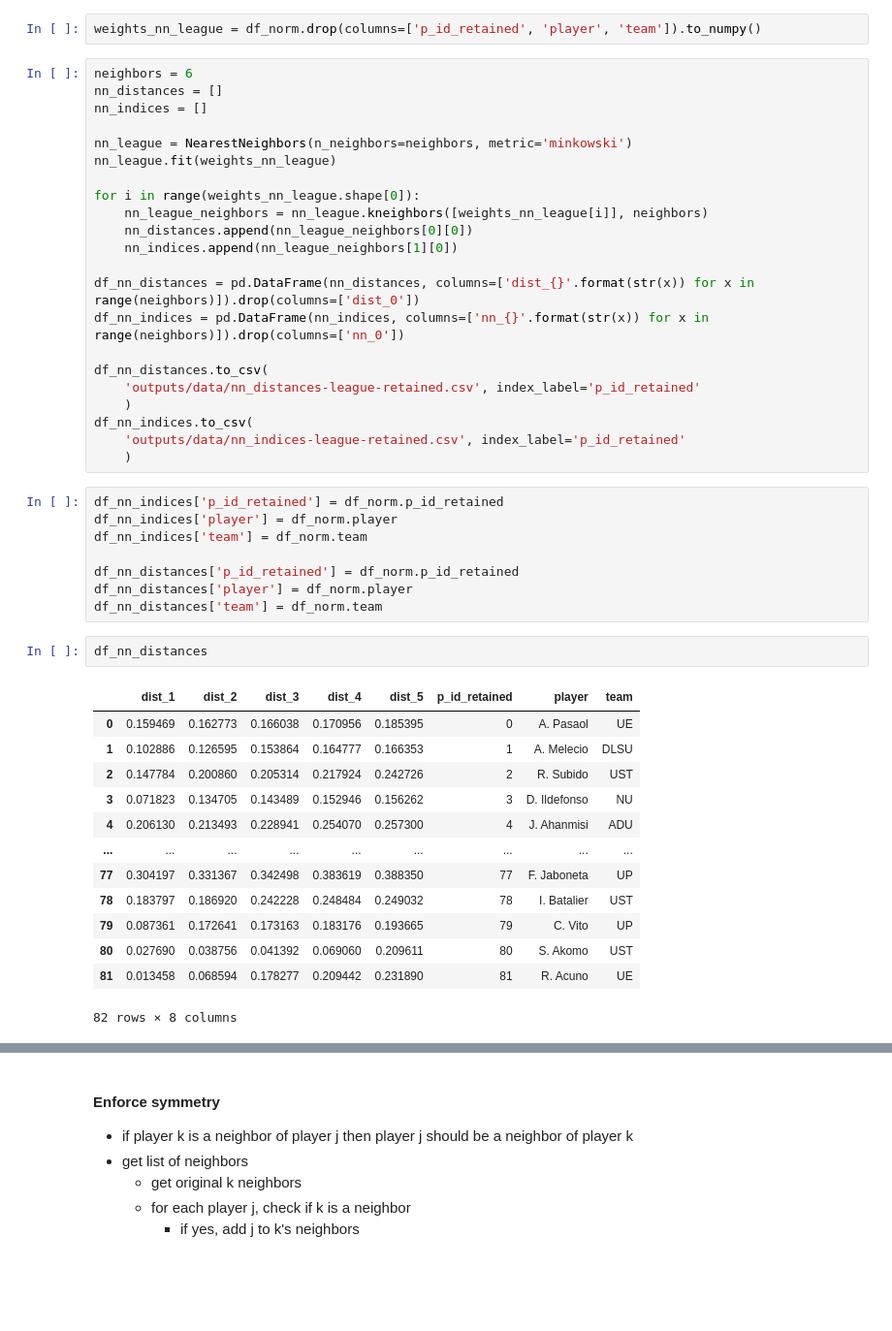
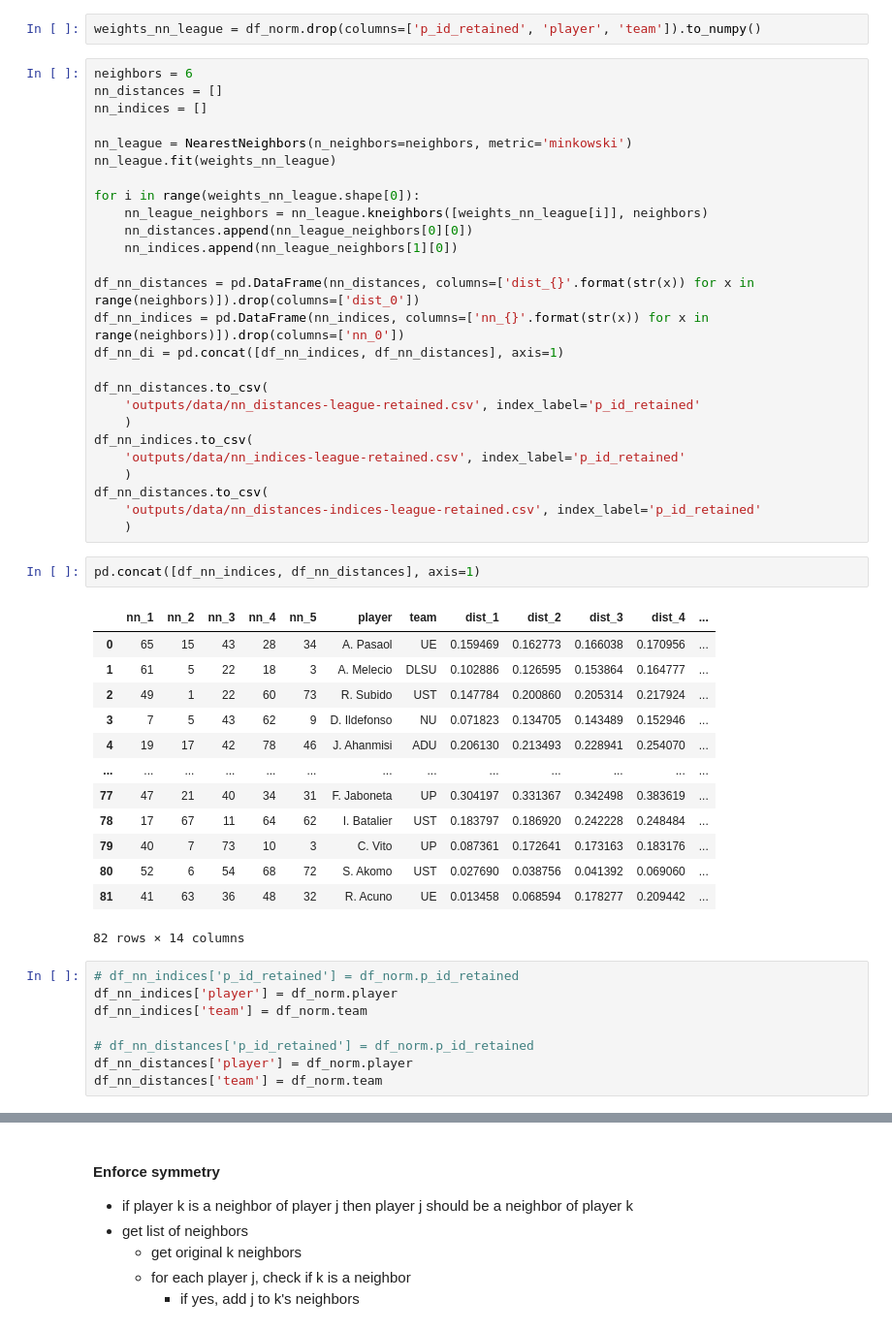
Before and after one commit to benhur07b/ms-thesis-spatial-analysis-shooting-philippine-basketball, a Jupyter notebook: code/python/analysis-and-visualization/03-nearest-neighbors.ipynb, the cells around one changed output, grey strips where cells are left out. Shown at 97% size. Drawn from its saved outputs; the diff is of its cells as text; blank space fills up the shorter version.

```diff
--- a/code/python/analysis-and-visualization/03-nearest-neighbors.ipynb
+++ b/code/python/analysis-and-visualization/03-nearest-neighbors.ipynb
@@ -60,6 +60,7 @@ for i in range(weights_nn_league.shape[0]):
 
 df_nn_distances = pd.DataFrame(nn_distances, columns=['dist_{}'.format(str(x)) for x in range(neighbors)]).drop(columns=['dist_0'])
 df_nn_indices = pd.DataFrame(nn_indices, columns=['nn_{}'.format(str(x)) for x in range(neighbors)]).drop(columns=['nn_0'])
+df_nn_di = pd.concat([df_nn_indices, df_nn_distances], axis=1)
 
 df_nn_distances.to_csv(
     'outputs/data/nn_distances-league-retained.csv', index_label='p_id_retained'
@@ -67,27 +68,30 @@ df_nn_distances.to_csv(
 df_nn_indices.to_csv(
     'outputs/data/nn_indices-league-retained.csv', index_label='p_id_retained'
     )
+df_nn_distances.to_csv(
+    'outputs/data/nn_distances-indices-league-retained.csv', index_label='p_id_retained'
+    )
+# %%
+pd.concat([df_nn_indices, df_nn_distances], axis=1)
+# %% [output]
+|  | nn_1 | nn_2 | nn_3 | nn_4 | nn_5 | player | team | dist_1 | dist_2 | dist_3 | dist_4 | ... |
+| 0 | 65 | 15 | 43 | 28 | 34 | A. Pasaol | UE | 0.159469 | 0.162773 | 0.166038 | 0.170956 | ... |
+| 1 | 61 | 5 | 22 | 18 | 3 | A. Melecio | DLSU | 0.102886 | 0.126595 | 0.153864 | 0.164777 | ... |
+| 2 | 49 | 1 | 22 | 60 | 73 | R. Subido | UST | 0.147784 | 0.200860 | 0.205314 | 0.217924 | ... |
+| 3 | 7 | 5 | 43 | 62 | 9 | D. Ildefonso | NU | 0.071823 | 0.134705 | 0.143489 | 0.152946 | ... |
+| 4 | 19 | 17 | 42 | 78 | 46 | J. Ahanmisi | ADU | 0.206130 | 0.213493 | 0.228941 | 0.254070 | ... |
+| ... | ... | ... | ... | ... | ... | ... | ... | ... | ... | ... | ... | ... |
+| 77 | 47 | 21 | 40 | 34 | 31 | F. Jaboneta | UP | 0.304197 | 0.331367 | 0.342498 | 0.383619 | ... |
+| 78 | 17 | 67 | 11 | 64 | 62 | I. Batalier | UST | 0.183797 | 0.186920 | 0.242228 | 0.248484 | ... |
+| 79 | 40 | 7 | 73 | 10 | 3 | C. Vito | UP | 0.087361 | 0.172641 | 0.173163 | 0.183176 | ... |
+| 80 | 52 | 6 | 54 | 68 | 72 | S. Akomo | UST | 0.027690 | 0.038756 | 0.041392 | 0.069060 | ... |
+| 81 | 41 | 63 | 36 | 48 | 32 | R. Acuno | UE | 0.013458 | 0.068594 | 0.178277 | 0.209442 | ... |
+82 rows × 14 columns
 # %%
-df_nn_indices['p_id_retained'] = df_norm.p_id_retained
+# df_nn_indices['p_id_retained'] = df_norm.p_id_retained
 df_nn_indices['player'] = df_norm.player
 df_nn_indices['team'] = df_norm.team
 
-df_nn_distances['p_id_retained'] = df_norm.p_id_retained
+# df_nn_distances['p_id_retained'] = df_norm.p_id_retained
 df_nn_distances['player'] = df_norm.player
 df_nn_distances['team'] = df_norm.team
-# %%
-df_nn_distances
-# %% [output]
-|  | dist_1 | dist_2 | dist_3 | dist_4 | dist_5 | p_id_retained | player | team |
-| 0 | 0.159469 | 0.162773 | 0.166038 | 0.170956 | 0.185395 | 0 | A. Pasaol | UE |
-| 1 | 0.102886 | 0.126595 | 0.153864 | 0.164777 | 0.166353 | 1 | A. Melecio | DLSU |
-| 2 | 0.147784 | 0.200860 | 0.205314 | 0.217924 | 0.242726 | 2 | R. Subido | UST |
-| 3 | 0.071823 | 0.134705 | 0.143489 | 0.152946 | 0.156262 | 3 | D. Ildefonso | NU |
-| 4 | 0.206130 | 0.213493 | 0.228941 | 0.254070 | 0.257300 | 4 | J. Ahanmisi | ADU |
-| ... | ... | ... | ... | ... | ... | ... | ... | ... |
-| 77 | 0.304197 | 0.331367 | 0.342498 | 0.383619 | 0.388350 | 77 | F. Jaboneta | UP |
-| 78 | 0.183797 | 0.186920 | 0.242228 | 0.248484 | 0.249032 | 78 | I. Batalier | UST |
-| 79 | 0.087361 | 0.172641 | 0.173163 | 0.183176 | 0.193665 | 79 | C. Vito | UP |
-| 80 | 0.027690 | 0.038756 | 0.041392 | 0.069060 | 0.209611 | 80 | S. Akomo | UST |
-| 81 | 0.013458 | 0.068594 | 0.178277 | 0.209442 | 0.231890 | 81 | R. Acuno | UE |
-82 rows × 8 columns
```
Also changed, not shown: parts of 3 cells of this notebook, 8 other files.
